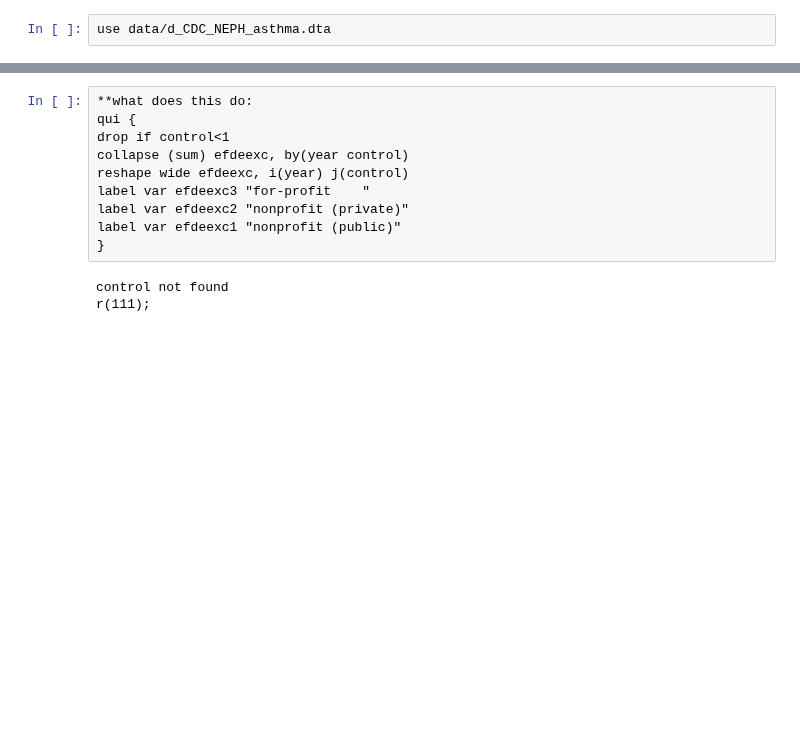
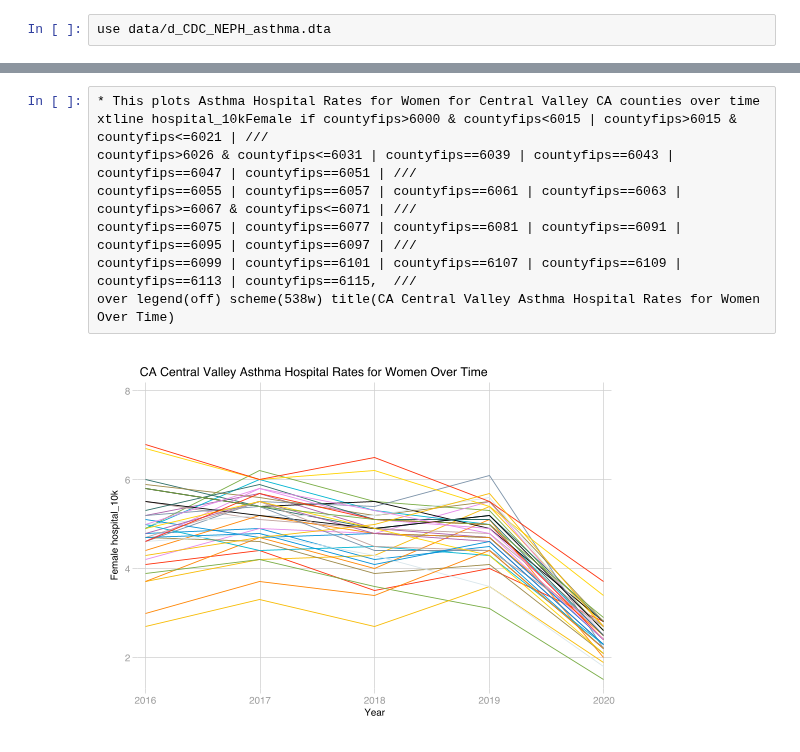
Before and after one commit to HigherEdData/Disasters-and-Health, a Jupyter notebook: f1_Asthma_Disparities_by_Race.ipynb, the cells around one changed output, grey strips where cells are left out. Cells and saved outputs as stored; diff of their text form; blank space fills up the shorter version.

```diff
--- a/f1_Asthma_Disparities_by_Race.ipynb
+++ b/f1_Asthma_Disparities_by_Race.ipynb
@@ -20,13 +76,10 @@ nonwhite_v~e  black_value   white_value   county
 # %%
-**what does this do:
-qui {
-drop if control<1
-collapse (sum) efdeexc, by(year control)
-reshape wide efdeexc, i(year) j(control)
-label var efdeexc3 "for-profit    "
-label var efdeexc2 "nonprofit (private)"
-label var efdeexc1 "nonprofit (public)"
-}
+* This plots Asthma Hospital Rates for Women for Central Valley CA counties over time
+xtline hospital_10kFemale if countyfips>6000 & countyfips<6015 | countyfips>6015 & countyfips<=6021 | ///
+countyfips>6026 & countyfips<=6031 | countyfips==6039 | countyfips==6043 | countyfips==6047 | countyfips==6051 | ///
+countyfips==6055 | countyfips==6057 | countyfips==6061 | countyfips==6063 | countyfips>=6067 & countyfips<=6071 | ///
+countyfips==6075 | countyfips==6077 | countyfips==6081 | countyfips==6091 | countyfips==6095 | countyfips==6097 | ///
+countyfips==6099 | countyfips==6101 | countyfips==6107 | countyfips==6109 | countyfips==6113 | countyfips==6115,  ///
+over legend(off) scheme(538w) title(CA Central Valley Asthma Hospital Rates for Women Over Time)
 # %% [output]
-control not found
-r(111);
+[figure, added]
```
Also changed, not shown: parts of 24 cells of this notebook, 29 other files.
